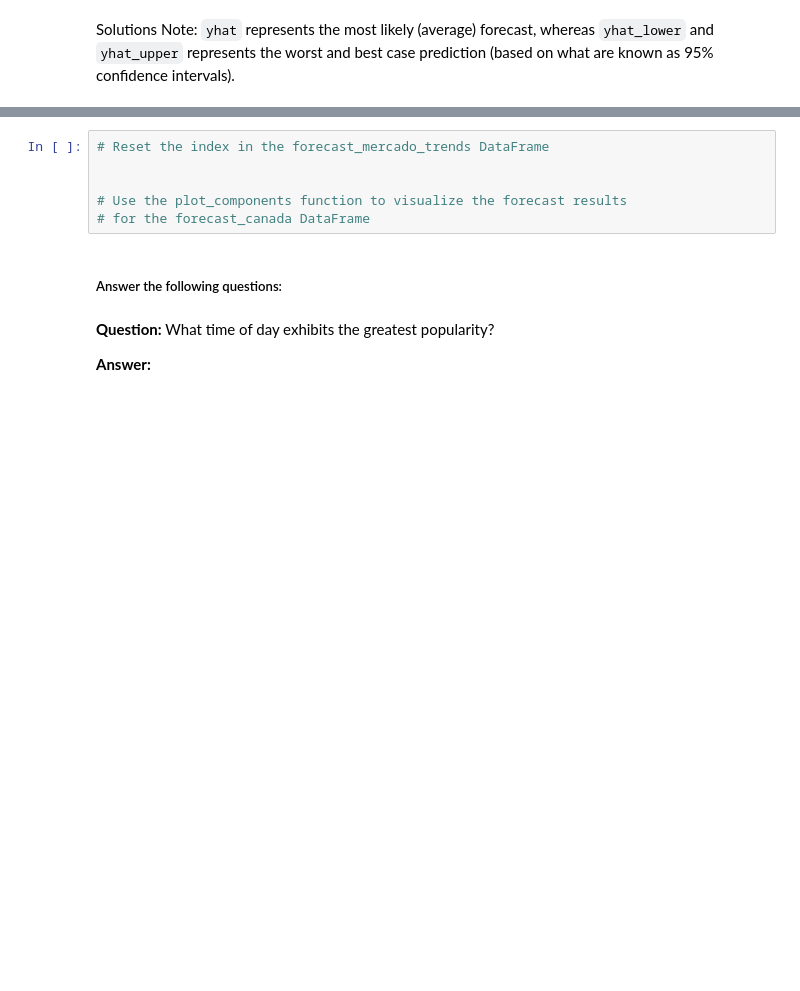
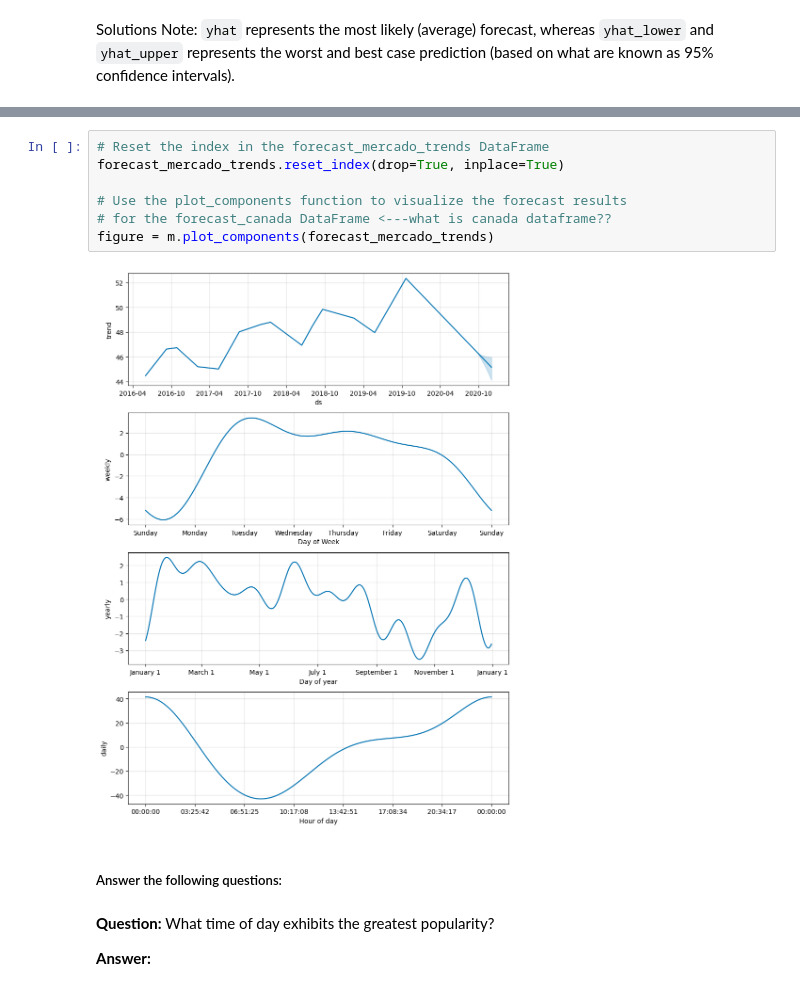
Before and after one commit to srhill12/AI-Boot-Camp, a Jupyter notebook: forecasting_net_prophet.ipynb, the cells around one changed output, grey strips where cells are left out. Drawn from its saved outputs; the diff is of its cells as text; blank space fills up the shorter version.

```diff
--- a/forecasting_net_prophet.ipynb
+++ b/forecasting_net_prophet.ipynb
@@ -466,9 +552,12 @@ Solutions Note: `yhat` represents the most likely (average) forecast, whereas `y
 # %%
 # Reset the index in the forecast_mercado_trends DataFrame
-
+forecast_mercado_trends.reset_index(drop=True, inplace=True)
 
 # Use the plot_components function to visualize the forecast results
-# for the forecast_canada DataFrame
+# for the forecast_canada DataFrame <---what is canada dataframe??
+figure = m.plot_components(forecast_mercado_trends)
+# %% [output]
+[figure, added]
 # %% [markdown]
 ##### Answer the following questions:
 # %% [markdown]
```
Also changed, not shown: parts of 11 cells of this notebook.
